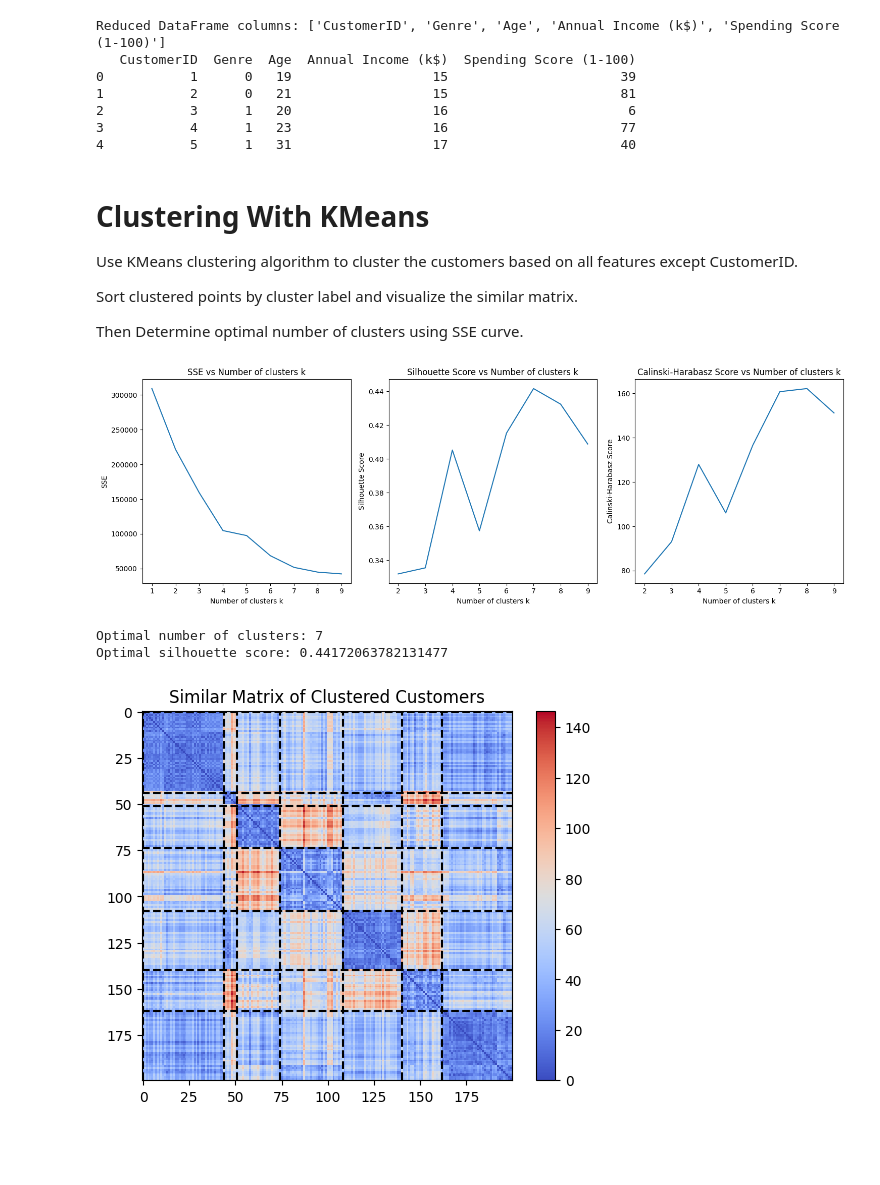
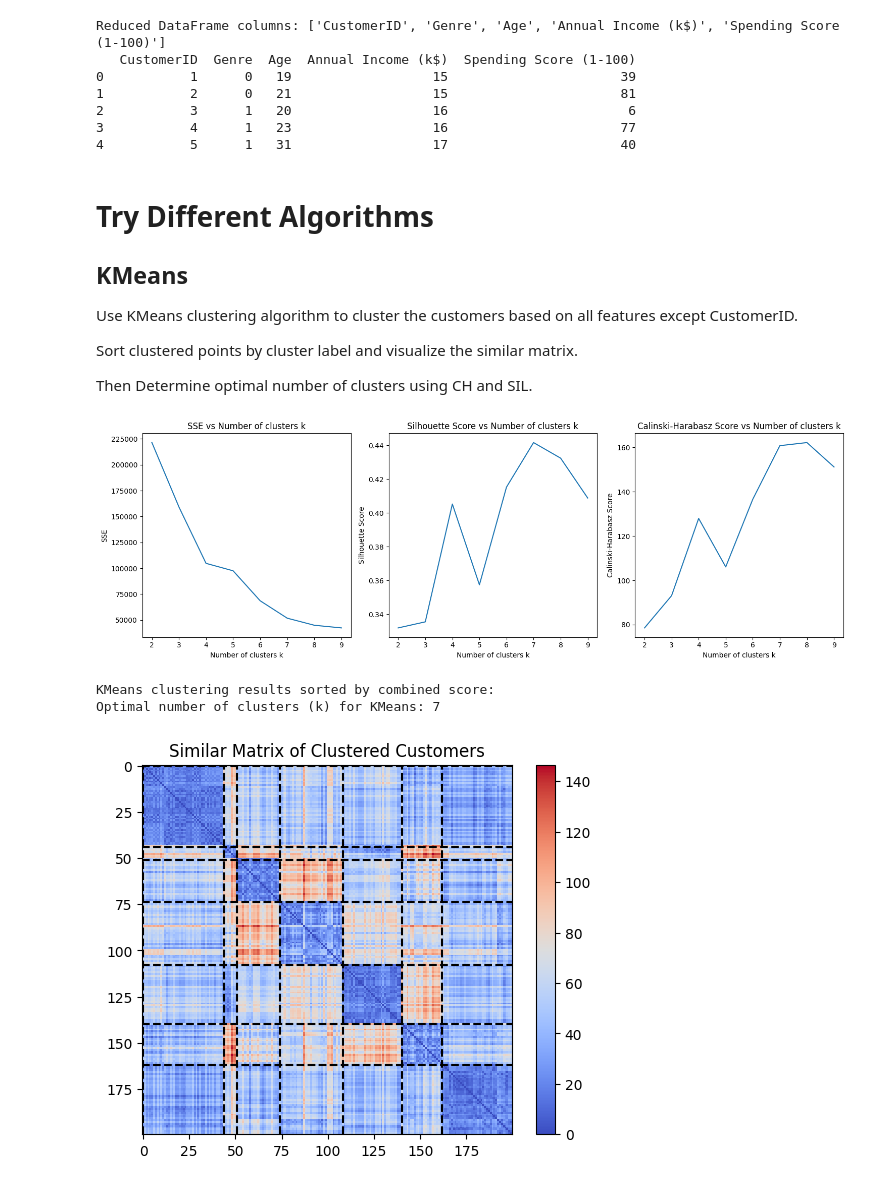
Before and after one commit to juruohejiarui/Homework-AIAA3111-Project, a Jupyter notebook: main_process.ipynb, the cells around one changed output. Drawn from its saved outputs; the diff is of its cells as text; code cells hidden in the pictures; blank space fills up the shorter version.

```diff
--- a/main_process.ipynb
+++ b/main_process.ipynb
@@ -2,8 +2,7 @@
 # Read Database
 read database from "./Mall_Customers.csv" and make simple check.
 # %%
-import pandas
-import matplotlib
+import pandas as pd
 import matplotlib.pyplot as plt
 import numpy as np
 import seaborn as sns
@@ -11,10 +10,11 @@ from sklearn.cluster import KMeans, DBSCAN, AgglomerativeClustering
 from sklearn.metrics import silhouette_score, calinski_harabasz_score
 from sklearn.decomposition import PCA
 from sklearn.manifold import TSNE
+from sklearn.preprocessing import StandardScaler
 
 data_path = "./Mall_Customers.csv"
 
-df = pandas.read_csv(data_path)
+df = pd.read_csv(data_path)
 
 print(df.head())
 
@@ -65,7 +65,7 @@ pca.fit((features - np.min(features, axis=0)) / (np.max(features, axis=0) - np.m
 normalized_variances = pca.explained_variance_ratio_
 
 contribute = np.sum((pca.components_)**2 * normalized_variances[:, np.newaxis], axis=0)
-contribute = pandas.Series(contribute, index=numeric_cols)
+contribute = pd.Series(contribute, index=numeric_cols)
 
 # plot it for visualization
 plt.figure(figsize=(8, 5))
@@ -99,10 +99,12 @@ Reduced DataFrame columns: ['CustomerID', 'Genre', 'Age', 'Annual Income (k$)',
 3           4      1   23                  16                      77
 4           5      1   31                  17                      40
 # %% [markdown]
-# Clustering With KMeans
+# Try Different Algorithms
+
+## KMeans
 
 Use KMeans clustering algorithm to cluster the customers based on all features except CustomerID.
 
 Sort clustered points by cluster label and visualize the similar matrix.
 
-Then Determine optimal number of clusters using SSE curve.
+Then Determine optimal number of clusters using CH and SIL.
@@ -123,51 +141,59 @@ def sse(points, labels, max_k) :
 	return sse
 
 
-sse_hist = []
-sil_hist = []
-cal_hist = []
-for max_k in range(1, 10) :
+res_kmeans : list[dict] = []
+
+for max_k in range(2, 10) :
 	kmeans = KMeans(n_clusters=max_k, random_state=RANDOM_SEED, max_iter=1000)
 	kmeans.fit(features)
 	labels_kmeans = kmeans.labels_
 	sse_value = sse(features, labels_kmeans, max_k)
-	sse_hist.append(sse_value)
+
 	if max_k > 1 :
 		sil_value = silhouette_score(features, labels_kmeans)
-		sil_hist.append(sil_value)
 		cal_value = calinski_harabasz_score(features, labels_kmeans)
-		cal_hist.append(cal_value)
+	else :
+		sil_value = np.nan
+		cal_value = np.nan
+	res_kmeans.append({
+		'k': max_k,
+		'sse': sse_value,
+		'sil': sil_value,
+		'CH': cal_value
+	})
+
+
 
 plt.figure(figsize=(15, 5))
 plt.subplot(1, 3, 1)
-plt.plot(range(1, 10), sse_hist)
+plt.plot([res['k'] for res in res_kmeans], [res['sse'] for res in res_kmeans])
 plt.xlabel("Number of clusters k")
 plt.ylabel("SSE")
 plt.title("SSE vs Number of clusters k")
 
 plt.subplot(1, 3, 2)
-plt.plot(range(2, 10), sil_hist)
+plt.plot([res['k'] for res in res_kmeans if not np.isnan(res['sil'])], [res['sil'] for res in res_kmeans if not np.isnan(res['sil'])])
 plt.xlabel("Number of clusters k")
 plt.ylabel("Silhouette Score")
 plt.title("Silhouette Score vs Number of clusters k")
 
 plt.subplot(1, 3, 3)
-plt.plot(range(2, 10), cal_hist)
+plt.plot([res['k'] for res in res_kmeans if not np.isnan(res['CH'])], [res['CH'] for res in res_kmeans if not np.isnan(res['CH'])])
 plt.xlabel("Number of clusters k")
 plt.ylabel("Calinski-Harabasz Score")
 plt.title("Calinski-Harabasz Score vs Number of clusters k")
 plt.tight_layout()
 plt.show()
 
-sil_hist = np.array(sil_hist)
-opt_k = np.argmax(sil_hist) + 2  # +2 because sil_hist starts from k=2
-print(f"Optimal number of clusters: {opt_k}")
-opt_sil = sil_hist[opt_k - 2]
-print(f"Optimal silhouette score: {opt_sil}")
+res_kmenas = sort_search_results(pd.DataFrame(res_kmeans), w_sil=0.7, w_ch=0.3)
+print("KMeans clustering results sorted by combined score:")
+
+opt_k = int(res_kmenas.iloc[0]['k'])
+print(f"Optimal number of clusters (k) for KMeans: {opt_k}")
 # %% [output]
-[figure, old version]
+[figure, new version]
-Optimal number of clusters: 7
-Optimal silhouette score: 0.44172063782131477
+KMeans clustering results sorted by combined score:
+Optimal number of clusters (k) for KMeans: 7
 # %%
 # cluster with optimal k
 kmeans = KMeans(n_clusters=opt_k, random_state=RANDOM_SEED, max_iter=1000)
```
Also changed, not shown: parts of 13 cells of this notebook.
